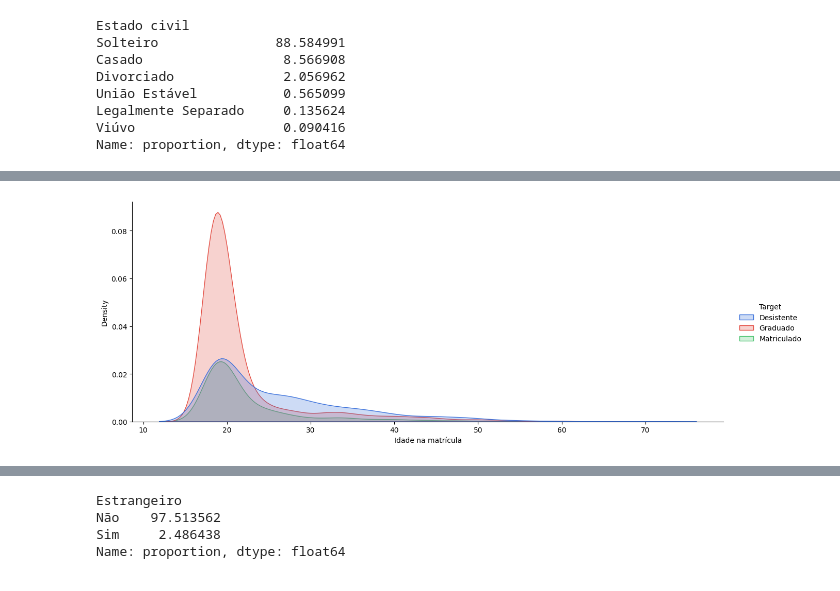
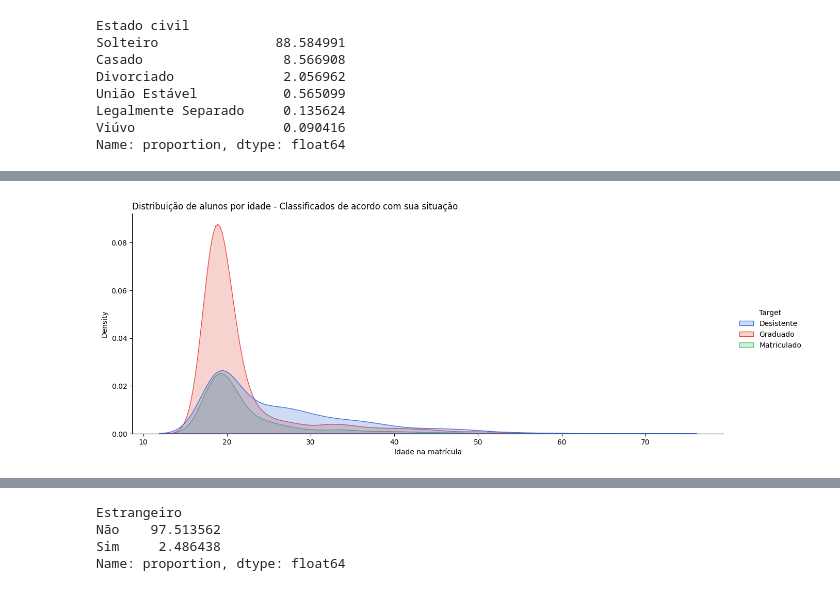
Before and after one commit to ledsouza/machine-learning-students-dropout, a Jupyter notebook: notebooks/classificacao.ipynb, the cells around one changed output, grey strips where cells are left out. Saved outputs shown, nothing was run; the diff lists cells and outputs as text; code cells hidden in the pictures.

```diff
--- a/notebooks/classificacao.ipynb
+++ b/notebooks/classificacao.ipynb
@@ -62,13 +73,14 @@ A maioria dos estudantes são jovens e solteiros
 # %%
 import matplotlib.pyplot as plt
 import seaborn as sns
 
 color_dict = {"Desistente": "#3b71db", "Graduado": "#e34c42", "Matriculado": "#4dc471"}
 sns.set_palette(list(color_dict.values()))
 
 hist_idade_matricula_target = sns.displot(
     df_students, x="Idade na matrícula", hue="Target", kind="kde", fill=True, aspect=2.5
 )
+plt.title("Distribuição de alunos por idade - Classificados de acordo com sua situação", loc="left")
 plt.show()
 # %% [output]
-[figure, old version]
+[figure, new version]
```
Also changed, not shown: parts of 6 cells of this notebook.
